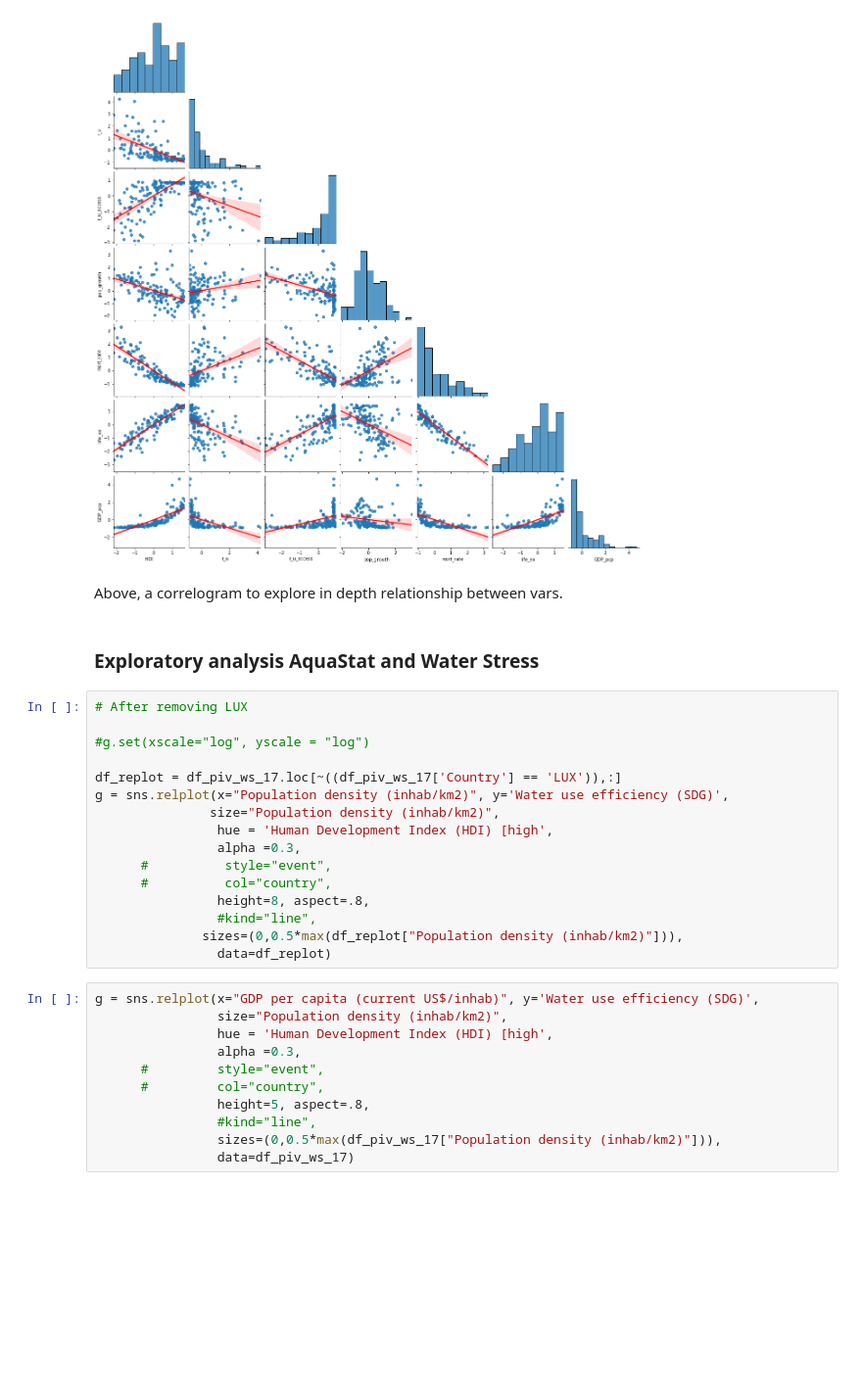
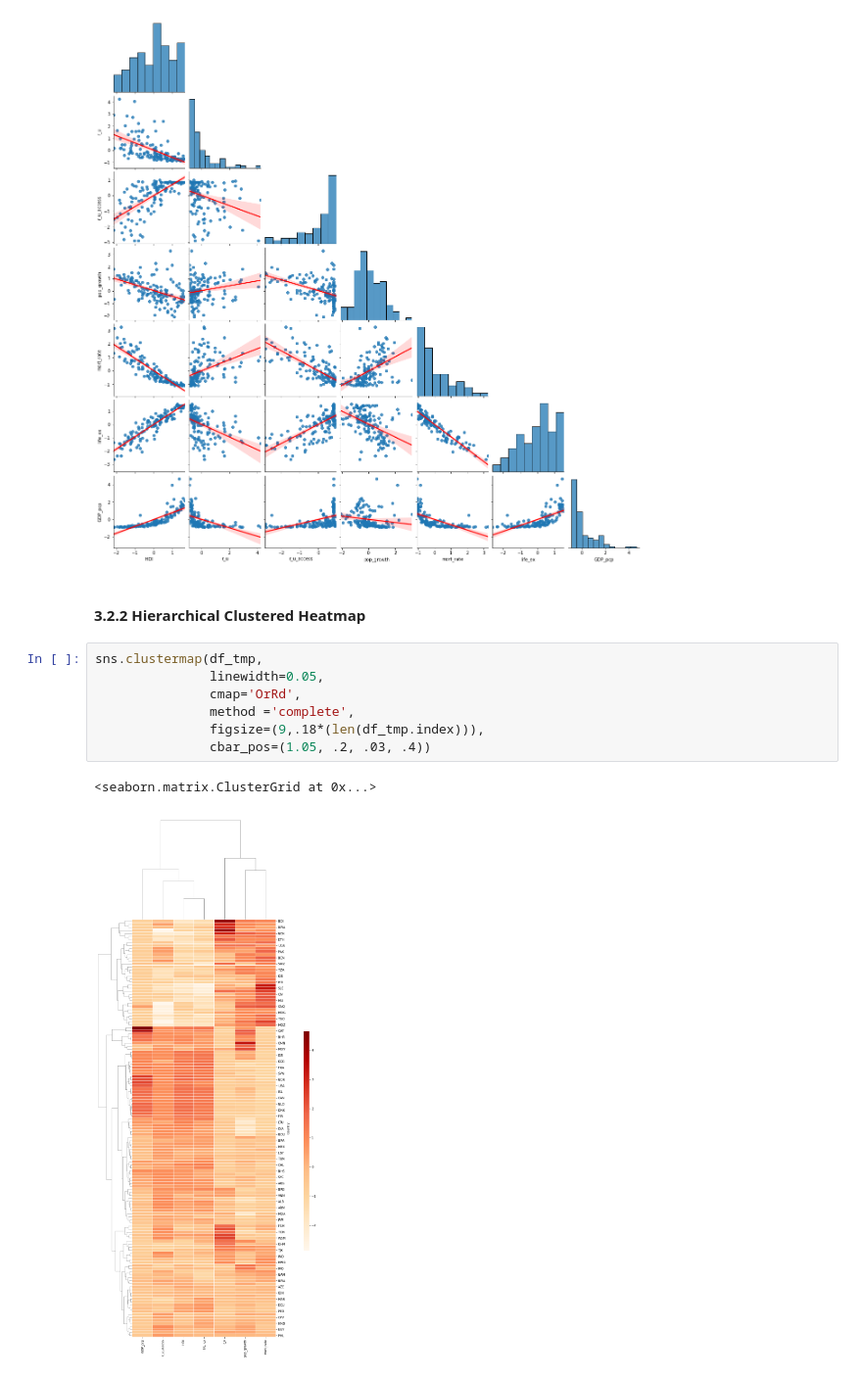
Before and after one commit to herbmks/MDA-Tuvalu, a Jupyter notebook: 01_exploratory_socio.ipynb, the cells around one changed output. Shown at 98% size. Cells and saved outputs as stored; diff of their text form; blank space fills up the shorter version.

Commit message:
added index

```diff
--- a/01_exploratory_socio.ipynb
+++ b/01_exploratory_socio.ipynb
@@ -175,34 +182,15 @@ g= sns.pairplot(df_tmp,kind="reg",corner =True,
              plot_kws={'line_kws':{'color':'red'}})
 # %% [output]
 [figure]
-# %% [markdown]
-Above, a correlogram to explore in depth relationship between vars.
-# %% [markdown]
-### Exploratory analysis AquaStat and Water Stress
-# %%
-# After removing LUX
-
-#g.set(xscale="log", yscale = "log")
-
-df_replot = df_piv_ws_17.loc[~((df_piv_ws_17['Country'] == 'LUX')),:]
-g = sns.relplot(x="Population density (inhab/km2)", y='Water use efficiency (SDG)',
-               size="Population density (inhab/km2)",
-                hue = 'Human Development Index (HDI) [high',
-                alpha =0.3,
-      #          style="event",
-      #          col="country",
-                height=8, aspect=.8,
-                #kind="line",
-              sizes=(0,0.5*max(df_replot["Population density (inhab/km2)"])),
-                data=df_replot)
-# %%
-g = sns.relplot(x="GDP per capita (current US$/inhab)", y='Water use efficiency (SDG)',
-                size="Population density (inhab/km2)",
-                hue = 'Human Development Index (HDI) [high',
-                alpha =0.3,
-      #         style="event",
-      #         col="country",
-                height=5, aspect=.8,
-                #kind="line",
-                sizes=(0,0.5*max(df_piv_ws_17["Population density (inhab/km2)"])),
-                data=df_piv_ws_17)
+# %% [markdown]
+#### 3.2.2 Hierarchical Clustered Heatmap
+# %%
+sns.clustermap(df_tmp,
+               linewidth=0.05,
+               cmap='OrRd',
+               method ='complete',
+               figsize=(9,.18*(len(df_tmp.index))),
+               cbar_pos=(1.05, .2, .03, .4))
+# %% [output]
+<seaborn.matrix.ClusterGrid at 0x...>
+[figure, added]
```
Also changed, not shown: parts of 21 cells of this notebook.
